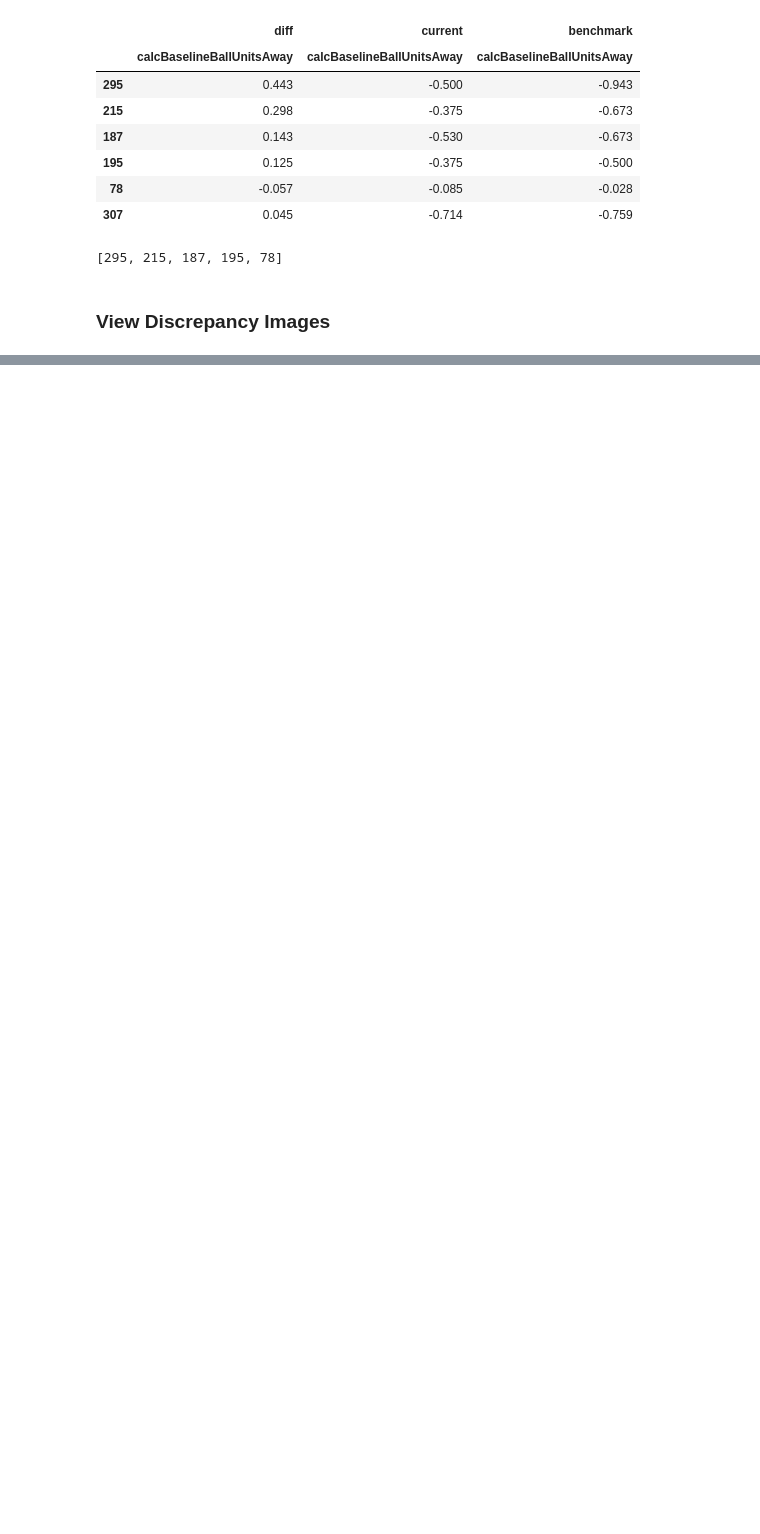
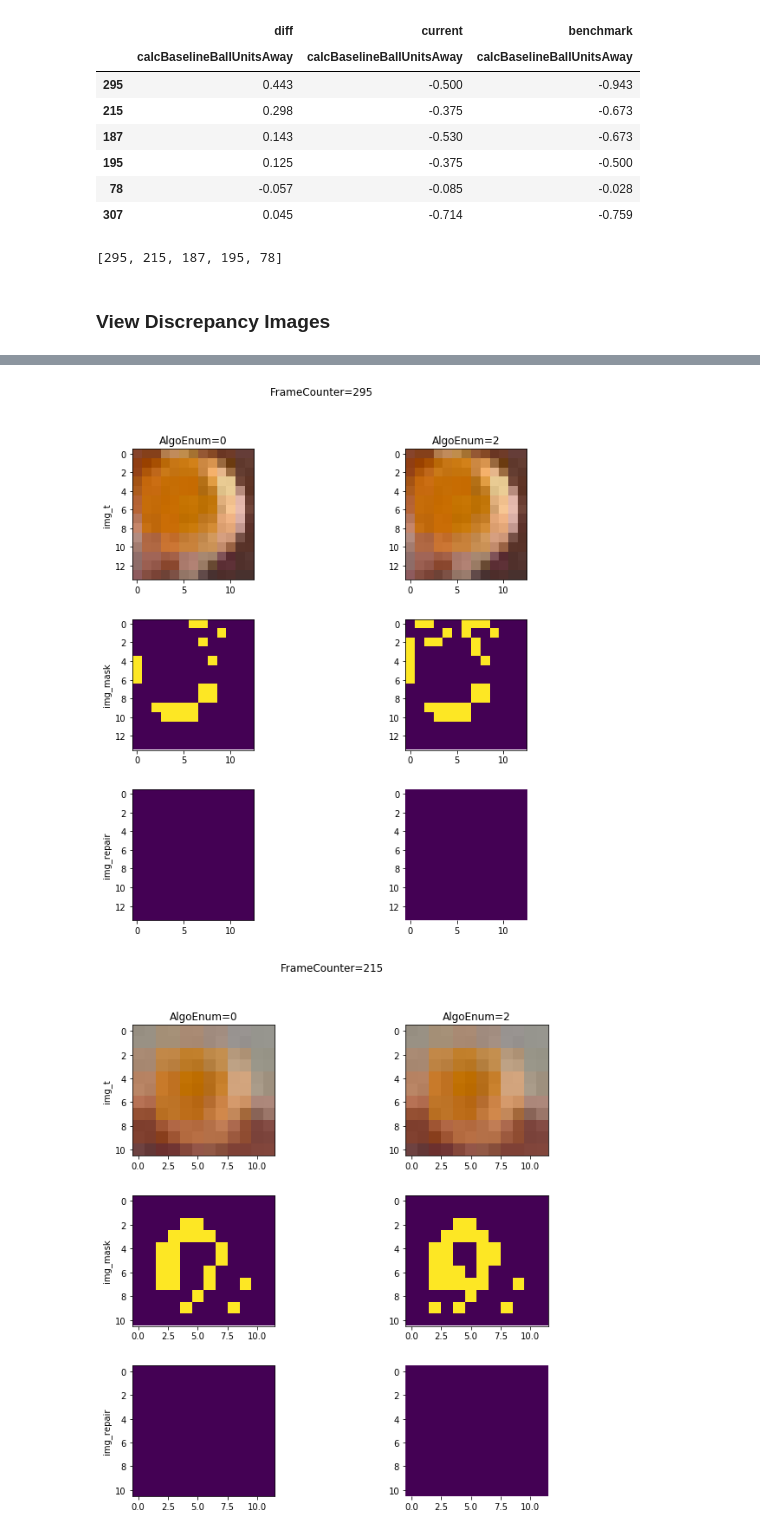
Before and after one commit to sutt/ppd, a Jupyter notebook: books/eval-report-2.ipynb, the cells around one changed output, grey strips where cells are left out. Cells and saved outputs as stored; diff of their text form; code cells hidden in the pictures; blank space fills up the shorter version.

```diff
--- a/books/eval-report-2.ipynb
+++ b/books/eval-report-2.ipynb
@@ -129,0 +140,15 @@ gs = listGS[1]
+# %%
+algo_nums = [0,2]
+
+d_trackers = {}
+for algo_num in algo_nums:
+    _track = TrackFactory(on=True)
+    _track.setInit(ballColor='green')
+    _track.setAlgoEnum(algo_num)
+    d_trackers[str(algo_num)] = _track
+
+for elem in d_trackers.items():
+    print elem[0]
+    print elem[1].getTrackParams()
+
+# why do they have same params?
@@ -129,0 +199,38 @@ gs = listGS[1]
+# %%
+# build my first comparison plot
+
+algo_enums = [0,2]
+frame_inds = [0,1,2,3]
+
+for frame_ind in frame_inds:
+
+    plotData = []
+    listFrameTitles = []
+    listTransformTitles = []
+
+    for algo_enum in algo_enums:
+
+        _tracker = d_trackers[str(algo_enum)]
+
+        data = applyTracker([listGS[frame_ind]], _tracker, roiSelectScoreWindow)
+
+        plotData.append(copy.deepcopy(data['listPlts'][0]))
+
+        listFrameTitles.append( 'AlgoEnum=' +
+                               str(_tracker.tp_trackAlgoEnum)
+                              )
+
+        #only on first loop
+        #if algo_enum == algo_enums[0]:
+        listTransformTitles = copy.copy(data['listTransformTitles'])
+
+    multiPlot( list_list_imgs = plotData
+              ,input_frame_titles = listFrameTitles
+              ,input_transform_titles = listTransformTitles
+              ,input_figure_title = ('FrameCounter=' +
+                                     str(listGS[frame_ind].frameCounter)
+                                    )
+             )
+# %% [output]
+[figure, added]
+[figure, added]
```
Also changed, not shown: parts of 53 cells of this notebook, 10 other files.
